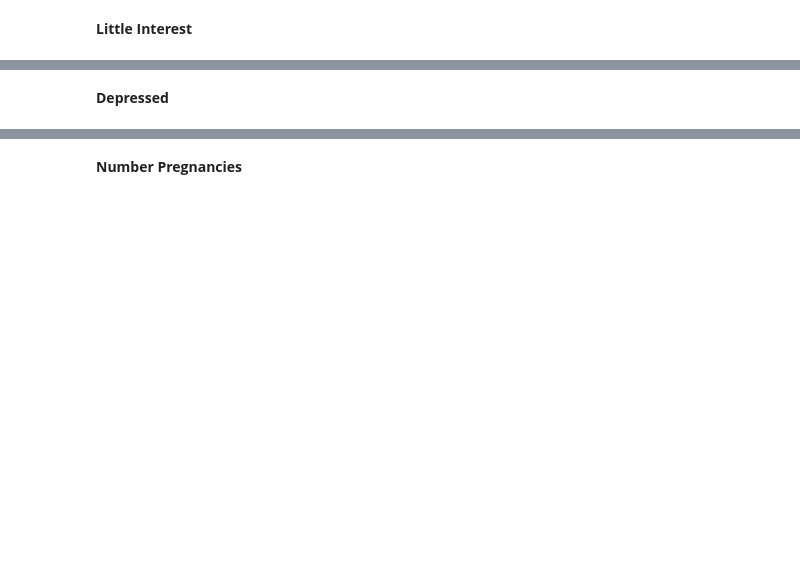
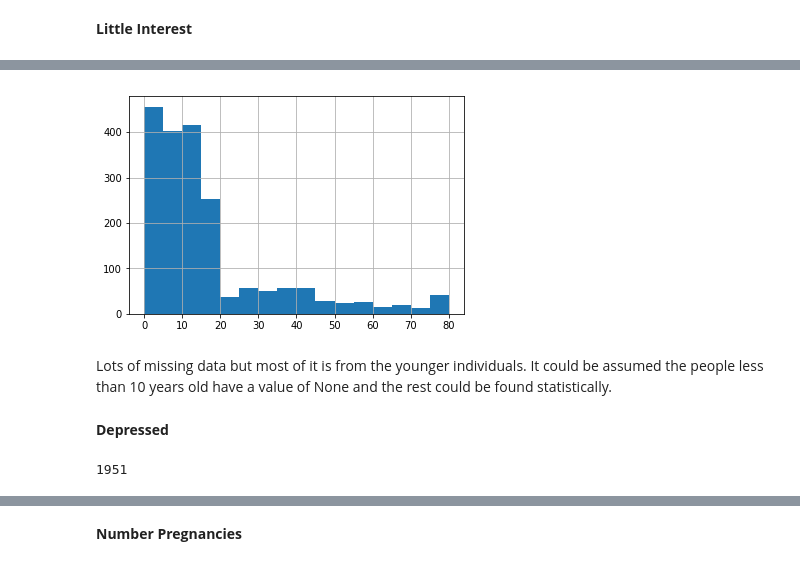
Before and after one commit to lucas-ubm/MaastrichtFlu, a Jupyter notebook: kaggle_starter.ipynb, the cells around one changed output, grey strips where cells are left out. Saved outputs shown, nothing was run; the diff lists cells and outputs as text; code cells hidden in the pictures; blank space fills up the shorter version.

```diff
--- a/kaggle_starter.ipynb
+++ b/kaggle_starter.ipynb
@@ -522,2 +545,13 @@ f
+# %%
+df.loc[df['LittleInterest'].isna()]['Age'].hist(bins=16)
+plt.show()
+# %% [output]
+[figure, added]
+# %% [markdown]
+Lots of missing data but most of it is from the younger individuals. It could be assumed the people less than 10 years old have a value of None and the rest could be found statistically.
 # %% [markdown]
 **Depressed**
+# %%
+df['Depressed'].isna().sum()
+# %% [output]
+1951
```
Also changed, not shown: parts of 28 cells of this notebook.
